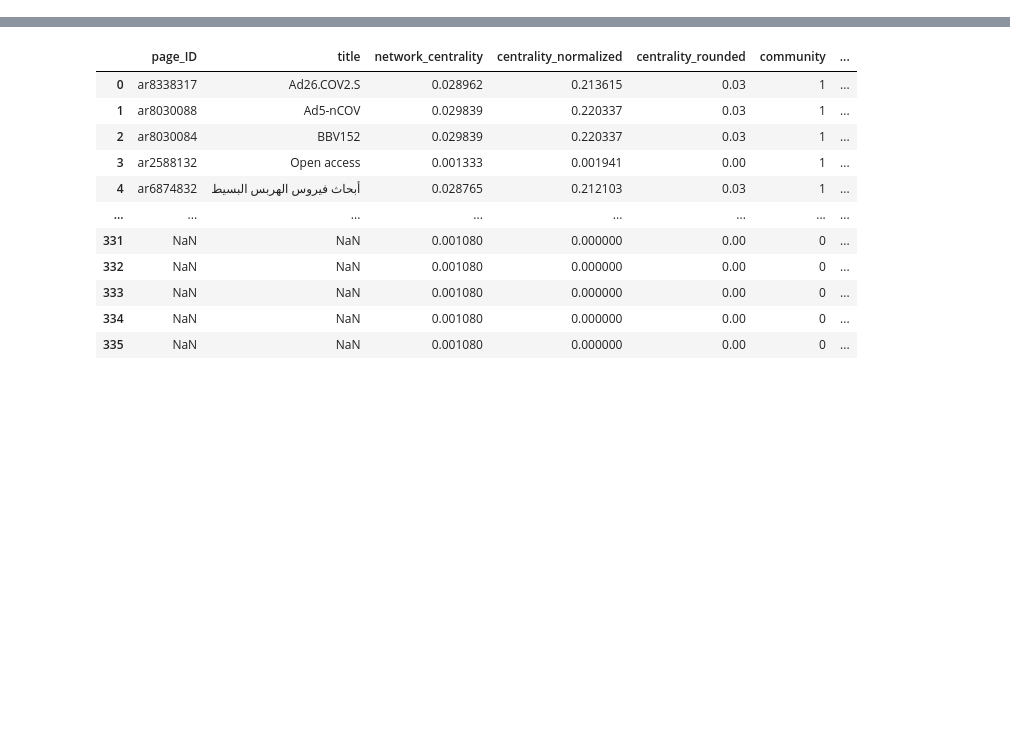
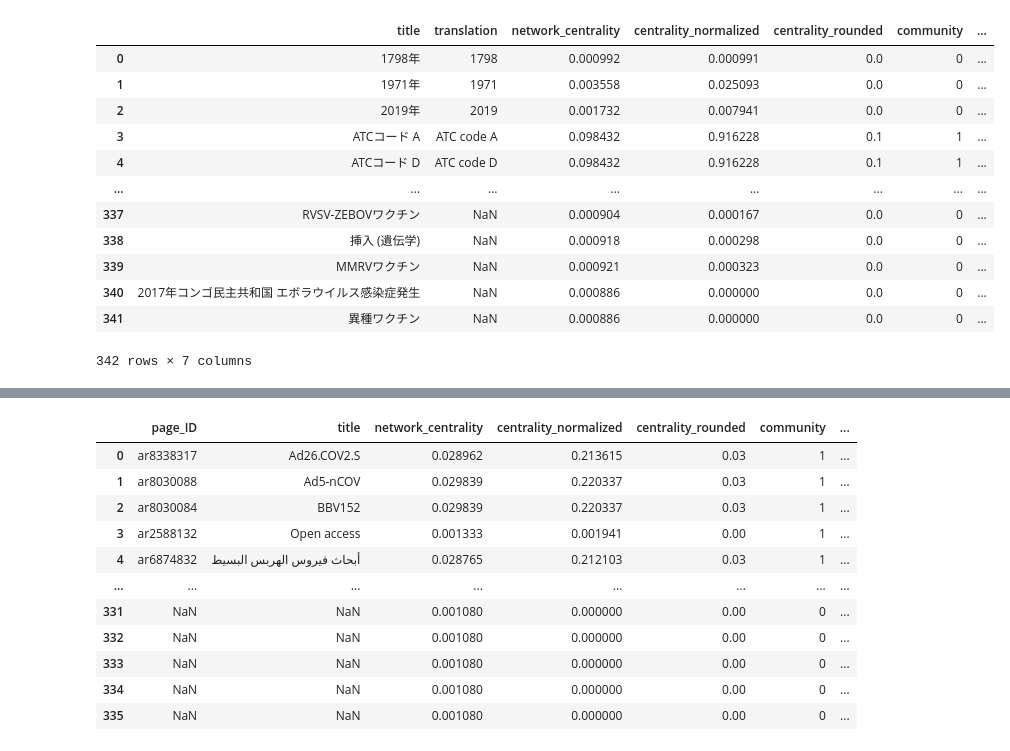
Before and after one commit to teijehidde/Comparing-Wiki-Knowledge-Networks, a Jupyter notebook: Code/Notebook_app.ipynb, the cells around one changed output, grey strips where cells are left out. Drawn from its saved outputs; the diff is of its cells as text; code cells hidden in the pictures; blank space fills up the shorter version.

```diff
--- a/Code/Notebook_app.ipynb
+++ b/Code/Notebook_app.ipynb
@@ -133,0 +163,31 @@ wiki_page = WikiNetwork('لقاح', 'ar')
+# %%
+node_title = 'ワクチン'
+lang = 'ja'
+
+nodes = wiki_page.getNodes(type='cytoscape')
+edges = wiki_page.getEdges(type='cytoscape')
+nodes_translations = wiki_page.getTranslations()
+stats_nodes = wiki_page.getStatsNodes()
+stats_communities = wiki_page.getStatsCommunities()
+
+# pd_nodes = pd.DataFrame([{'page_ID': v.node_ID, 'title': v.node_title} for v in wiki_page.network_nodes.values()]).set_index('title', drop = False)
+pd_nodes = pd.concat([nodes_translations, stats_nodes, stats_communities], axis = 1).reset_index() # pd_nodes,
+pd_nodes = pd_nodes.rename(columns={'index': 'title'})
+
+# {'node_title': node_title, 'lang': lang, 'nodes_network': nodes, 'edges_network': edges, 'nodes_stats': pd_nodes.to_dict('records')}
+# %%
+pd_nodes
+# %% [output]
+|  | title | translation | network_centrality | centrality_normalized | centrality_rounded | community | ... |
+| 0 | 1798年 | 1798 | 0.000992 | 0.000991 | 0.0 | 0 | ... |
+| 1 | 1971年 | 1971 | 0.003558 | 0.025093 | 0.0 | 0 | ... |
+| 2 | 2019年 | 2019 | 0.001732 | 0.007941 | 0.0 | 0 | ... |
+| 3 | ATCコード A | ATC code A | 0.098432 | 0.916228 | 0.1 | 1 | ... |
+| 4 | ATCコード D | ATC code D | 0.098432 | 0.916228 | 0.1 | 1 | ... |
+| ... | ... | ... | ... | ... | ... | ... | ... |
+| 337 | RVSV-ZEBOVワクチン | NaN | 0.000904 | 0.000167 | 0.0 | 0 | ... |
+| 338 | 挿入 (遺伝学) | NaN | 0.000918 | 0.000298 | 0.0 | 0 | ... |
+| 339 | MMRVワクチン | NaN | 0.000921 | 0.000323 | 0.0 | 0 | ... |
+| 340 | 2017年コンゴ民主共和国 エボラウイルス感染症発生 | NaN | 0.000886 | 0.000000 | 0.0 | 0 | ... |
+| 341 | 異種ワクチン | NaN | 0.000886 | 0.000000 | 0.0 | 0 | ... |
+342 rows × 7 columns
```
Also changed, not shown: parts of 10 cells of this notebook, 1 other file.
